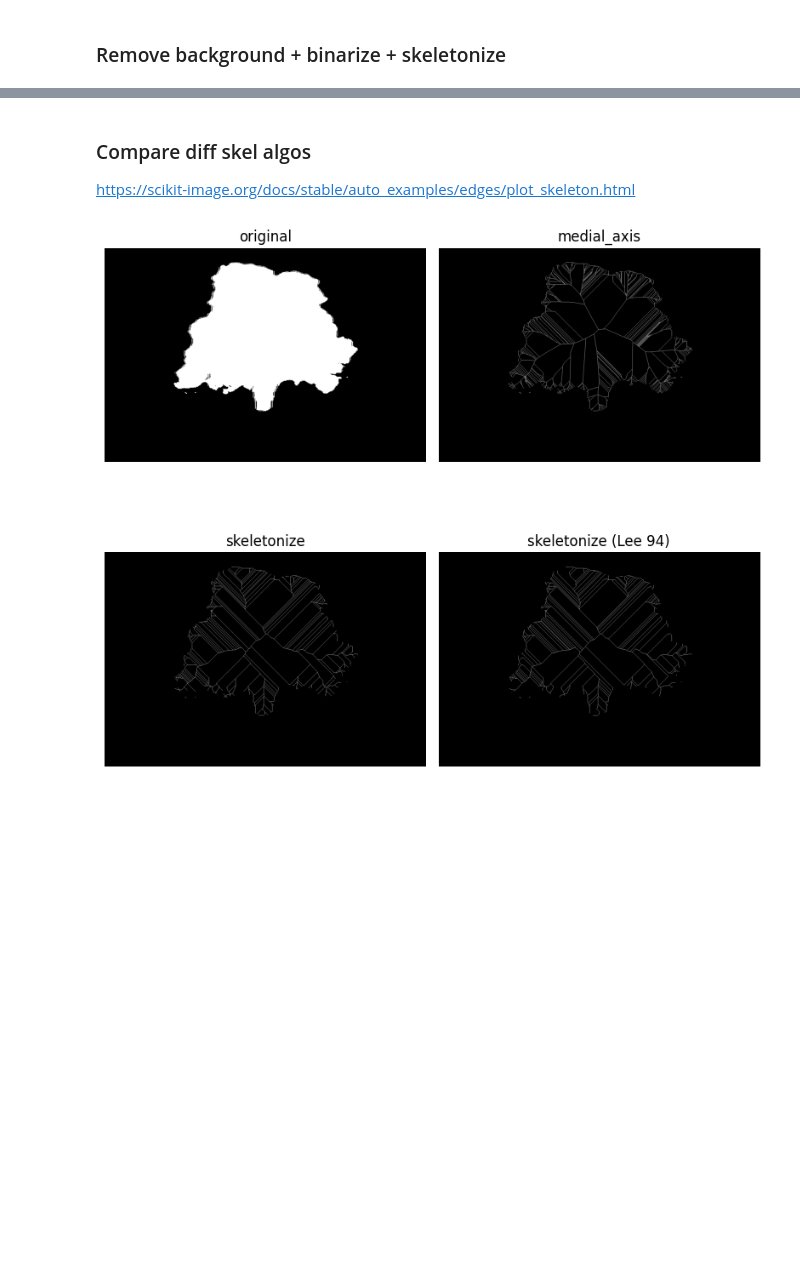
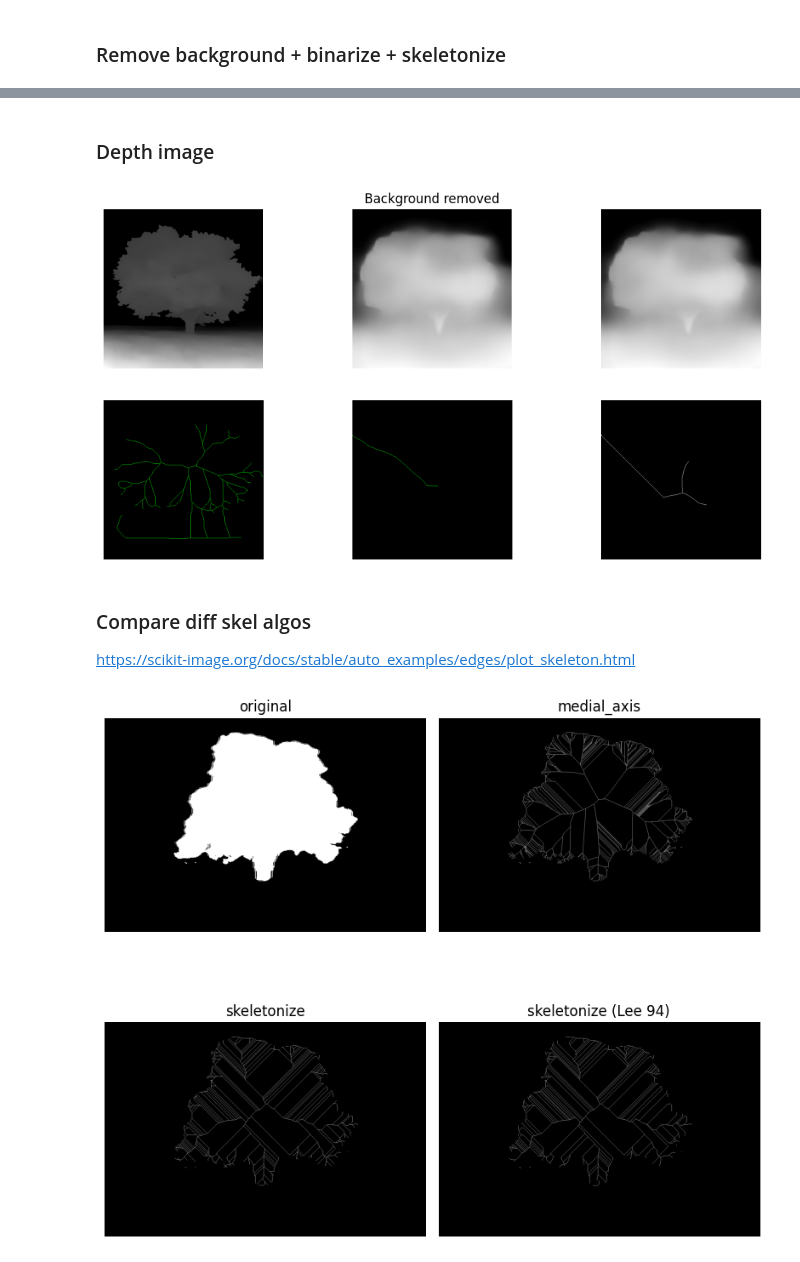
Before and after one commit to LinoLerch/ControlNet-Trees, a Jupyter notebook: Skeletonize/skeletonize.ipynb, the cells around one changed output, grey strips where cells are left out. Drawn from its saved outputs; the diff is of its cells as text; code cells hidden in the pictures; blank space fills up the shorter version.

```diff
--- a/Skeletonize/skeletonize.ipynb
+++ b/Skeletonize/skeletonize.ipynb
@@ -76,3 +137,52 @@ for img in img_list:
+# %% [markdown]
+### Depth image
+# %%
+"""
+import sys
+sys.path.append('../../stable-diffusion-webui/extensions/sd-webui-controlnet')
+from annotator.midas import MidasDetector
+"""
+from controlnet_aux import MidasDetector
+
+img_nr = 8
+img_path = os.path.join(output_folder, f'tree{img_nr}.webp') #.jpeg')
+#img_rembg_path = os.path.join(output_folder, f'tree{img_nr}_rembg.png')
+img = Image.open(img_path).resize((512, 512))
+
+midas = MidasDetector.from_pretrained("lllyasviel/Annotators")
+
+# Image to depth map
+depth_img = midas(img)
+depth_img.save(os.path.join(output_folder, f'tree{img_nr}_depth.png'))
+skeleton = skeletonize(np.asarray(depth_img))
+
+# Image(removed background) to depth map
+#img = remove(img)
+img_rembg_path = os.path.join(output_folder, f'tree{img_nr}_rembg.png')
+img = Image.open(img_rembg_path).resize((512, 512))
+depth_bgimg = midas(img)
+depth_bgimg.save(os.path.join(output_folder, f'tree{img_nr}_bgdepth.png'))
+skeleton_bg = skeletonize(np.asarray(depth_bgimg))
+
+# Image (rembg & binary) to depth map
+depth_cv2 = cv2.cvtColor(np.asarray(depth_bgimg), cv2.COLOR_RGB2GRAY)
+th, bin_img = cv2.threshold(depth_cv2, 0, 255, cv2.THRESH_BINARY)
+skeleton_bin = skeletonize(np.asarray(bin_img))
+
+# Display all images
+fig, ax = plt.subplots(2, 3, figsize=(12, 6))
+[axi.set_axis_off() for axi in ax.ravel()]
+ax[0,0].imshow(depth_img, cmap='gray')
+ax[1,0].imshow(skeleton, cmap='gray')
+ax[0,1].set_title('Background removed')
+ax[0,1].imshow(depth_bgimg, cmap='gray')
+ax[1,1].imshow(skeleton_bg, cmap='gray')
+ax[0,2].imshow(bin_img, cmap='gray')
+ax[1,2].imshow(skeleton_bin, cmap='gray')
+
+plt.show()
+# %% [output]
+[figure, added]
 # %% [markdown]
 ### Compare diff skel algos
 https://scikit-image.org/docs/stable/auto_examples/edges/plot_skeleton.html
```
Also changed, not shown: parts of 7 cells of this notebook, 1 other file.
